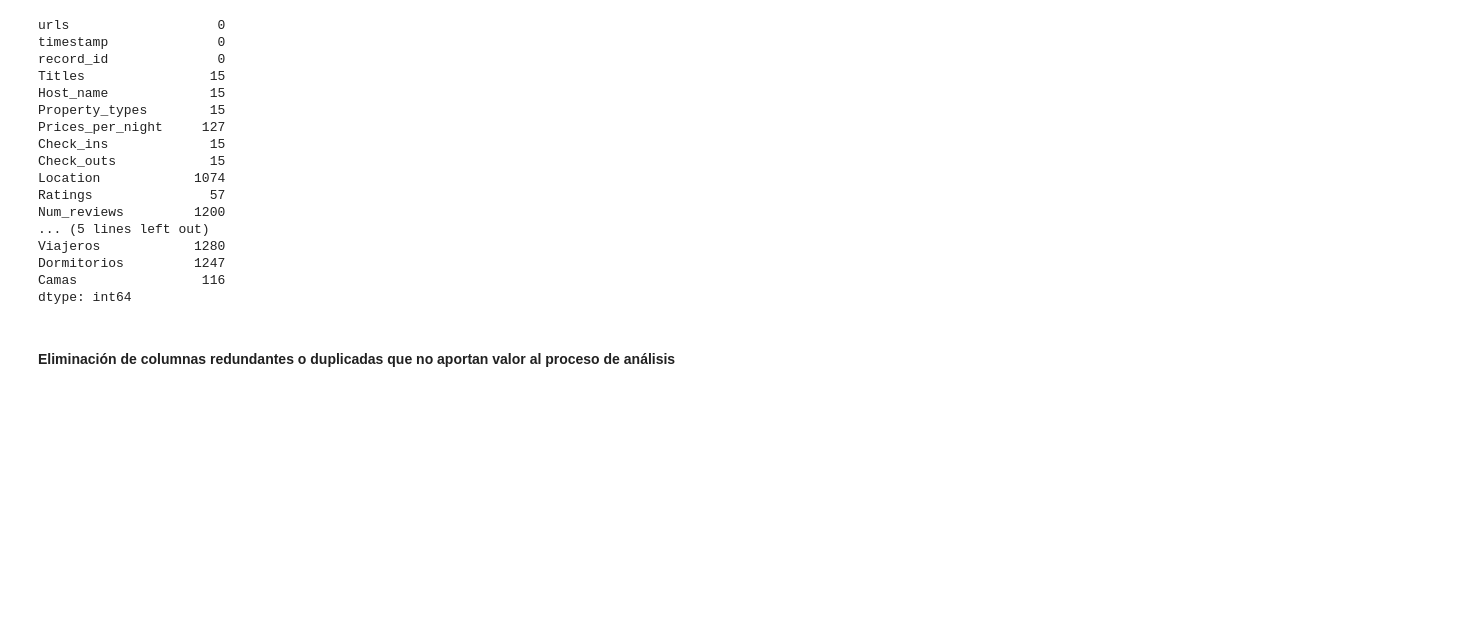
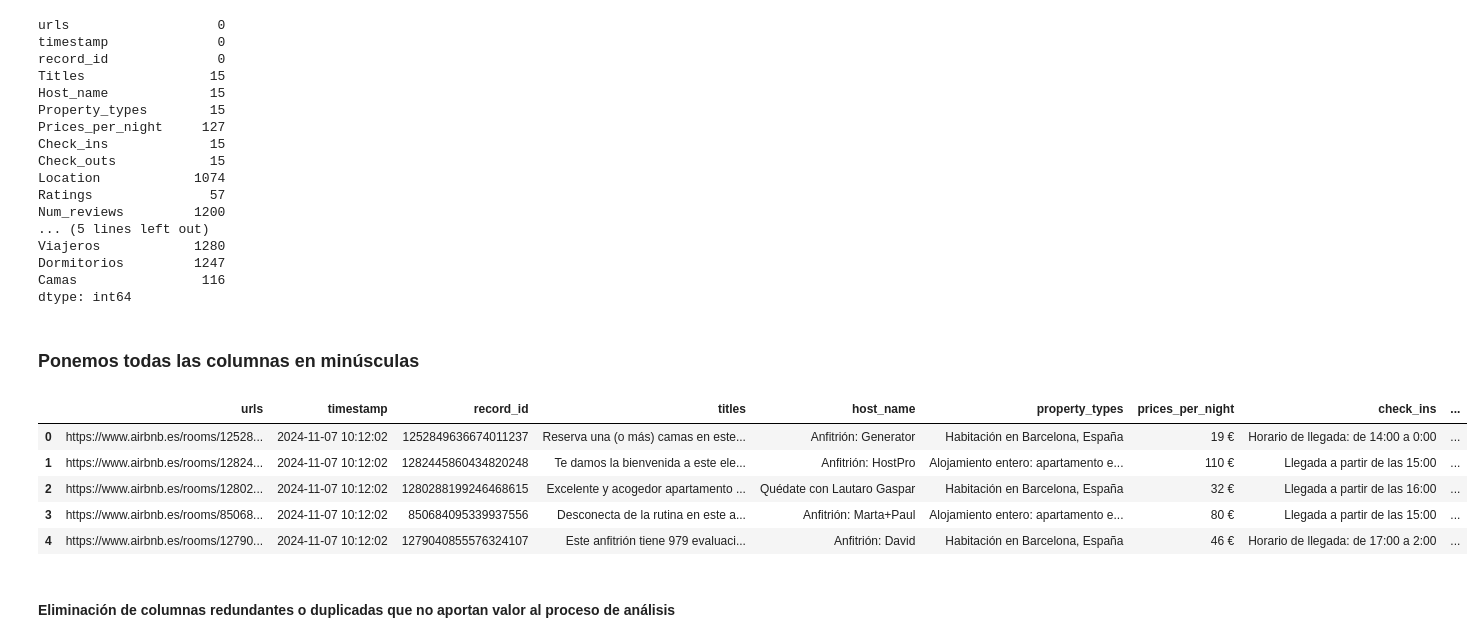
Before and after one commit to DiogoBernardoPT/Proyecto-Final-Bootcamp---Dream-Team, a Jupyter notebook: ETL - Fase 2 - Limpieza.ipynb, the cells around one changed output. Cells and saved outputs as stored; diff of their text form; code cells hidden in the pictures; blank space fills up the shorter version.

```diff
--- a/ETL - Fase 2 - Limpieza.ipynb
+++ b/ETL - Fase 2 - Limpieza.ipynb
@@ -7,7 +7,7 @@ import numpy as np
 import pandas as pd
 from datetime import datetime
 # %%
-df = pd.read_csv('df_completo.csv')
+df = pd.read_csv('data/df_completo.csv')
 # %% [markdown]
 ### **Análisis inicial del dataset para entender la estructura, los tipos de datos, los valores ausentes y las estadísticas generales**
 # %%
@@ -75,6 +75,18 @@ Viajeros            1280
 Dormitorios         1247
 Camas                116
 dtype: int64
+# %% [markdown]
+### **Ponemos todas las columnas en minúsculas**
+# %%
+df.columns = df.columns.str.lower()
+df.head()
+# %% [output]
+|  | urls | timestamp | record_id | titles | host_name | property_types | prices_per_night | check_ins | ... |
+| 0 | https://www.airbnb.es/rooms/12528... | 2024-11-07 10:12:02 | 1252849636674011237 | Reserva una (o más) camas en este... | Anfitrión: Generator | Habitación en Barcelona, España | 19 € | Horario de llegada: de 14:00 a 0:00 | ... |
+| 1 | https://www.airbnb.es/rooms/12824... | 2024-11-07 10:12:02 | 1282445860434820248 | Te damos la bienvenida a este ele... | Anfitrión: HostPro | Alojamiento entero: apartamento e... | 110 € | Llegada a partir de las 15:00 | ... |
+| 2 | https://www.airbnb.es/rooms/12802... | 2024-11-07 10:12:02 | 1280288199246468615 | Excelente y acogedor apartamento ... | Quédate con Lautaro Gaspar | Habitación en Barcelona, España | 32 € | Llegada a partir de las 16:00 | ... |
+| 3 | https://www.airbnb.es/rooms/85068... | 2024-11-07 10:12:02 | 850684095339937556 | Desconecta de la rutina en este a... | Anfitrión: Marta+Paul | Alojamiento entero: apartamento e... | 80 € | Llegada a partir de las 15:00 | ... |
+| 4 | https://www.airbnb.es/rooms/12790... | 2024-11-07 10:12:02 | 1279040855576324107 | Este anfitrión tiene 979 evaluaci... | Anfitrión: David | Habitación en Barcelona, España | 46 € | Horario de llegada: de 17:00 a 2:00 | ... |
 # %% [markdown]
 #### **Eliminación de columnas redundantes o duplicadas que no aportan valor al proceso de análisis**
 # %%
```
Also changed, not shown: parts of 46 cells of this notebook, 3 other files.
